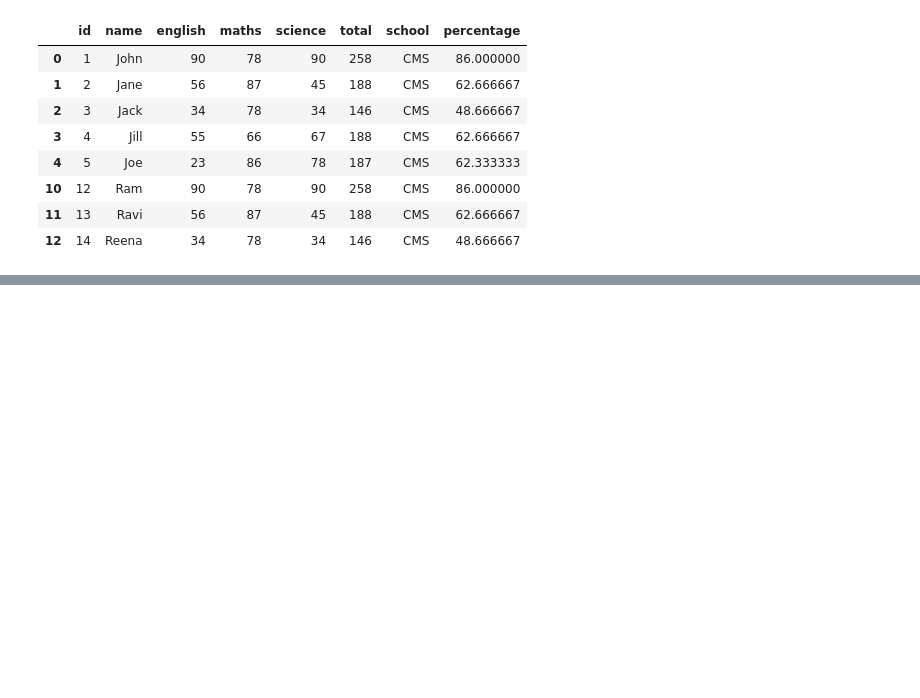
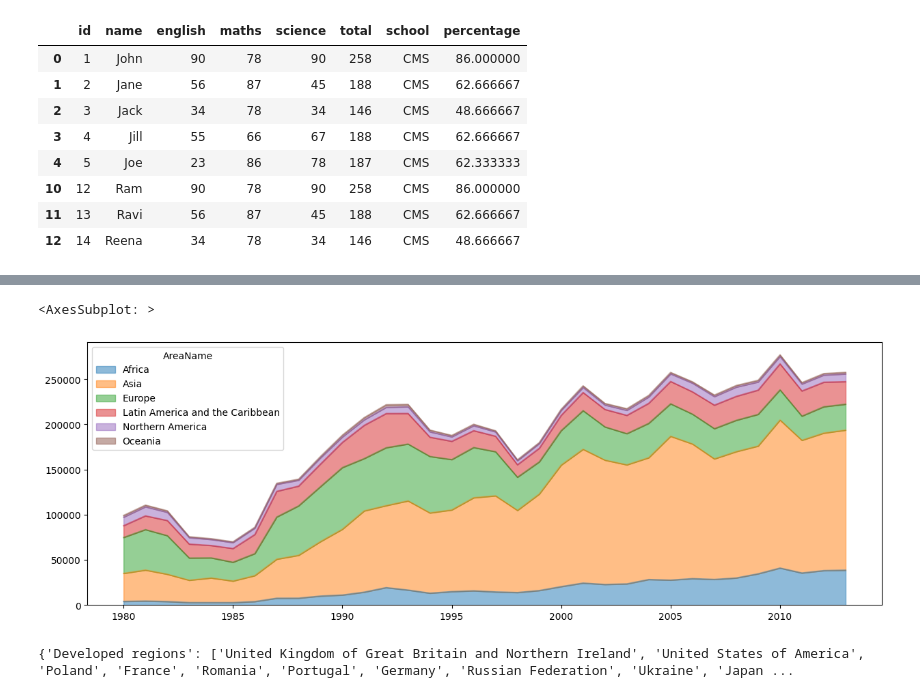
Before and after one commit to digipodium/DP-NOV-PYDS-1030-WSS, a Jupyter notebook: analysis/pandas.ipynb, the cells around one changed output, grey strips where cells are left out. Saved outputs shown, nothing was run; the diff lists cells and outputs as text; code cells hidden in the pictures; blank space fills up the shorter version.

```diff
--- a/analysis/pandas.ipynb
+++ b/analysis/pandas.ipynb
@@ -618,0 +650,5 @@ students[f1 | f2] # any of the conditions
+# %%
+canada['Total'] = canada[years].sum(axis=1)
+# %%
+canada.sort_values(by='Total', ascending=False, inplace=True)
+canada.head()
@@ -618,0 +713,9 @@ students[f1 | f2] # any of the conditions
+# %%
+canada.groupby('AreaName')[years].sum().T.plot(figsize=(15,5), kind='area', alpha=0.5)
+# %% [output]
+<AxesSubplot: >
+[figure, added]
+# %%
+canada.groupby('DevName').groups
+# %% [output]
+{'Developed regions': ['United Kingdom of Great Britain and Northern Ireland', 'United States of America', 'Poland', 'France', 'Romania', 'Portugal', 'Germany', 'Russian Federation', 'Ukraine', 'Japan ...
```
Also changed, not shown: parts of 29 cells of this notebook, 1 other file.
